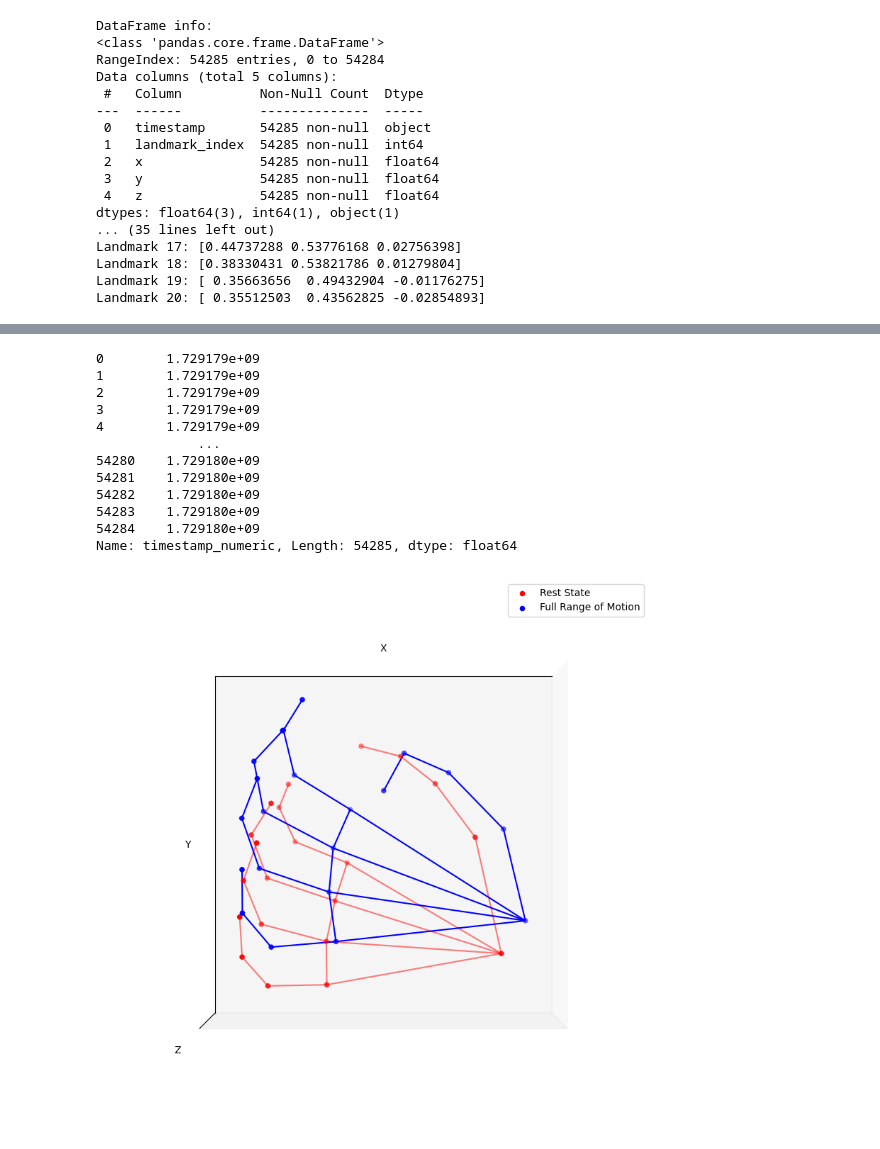
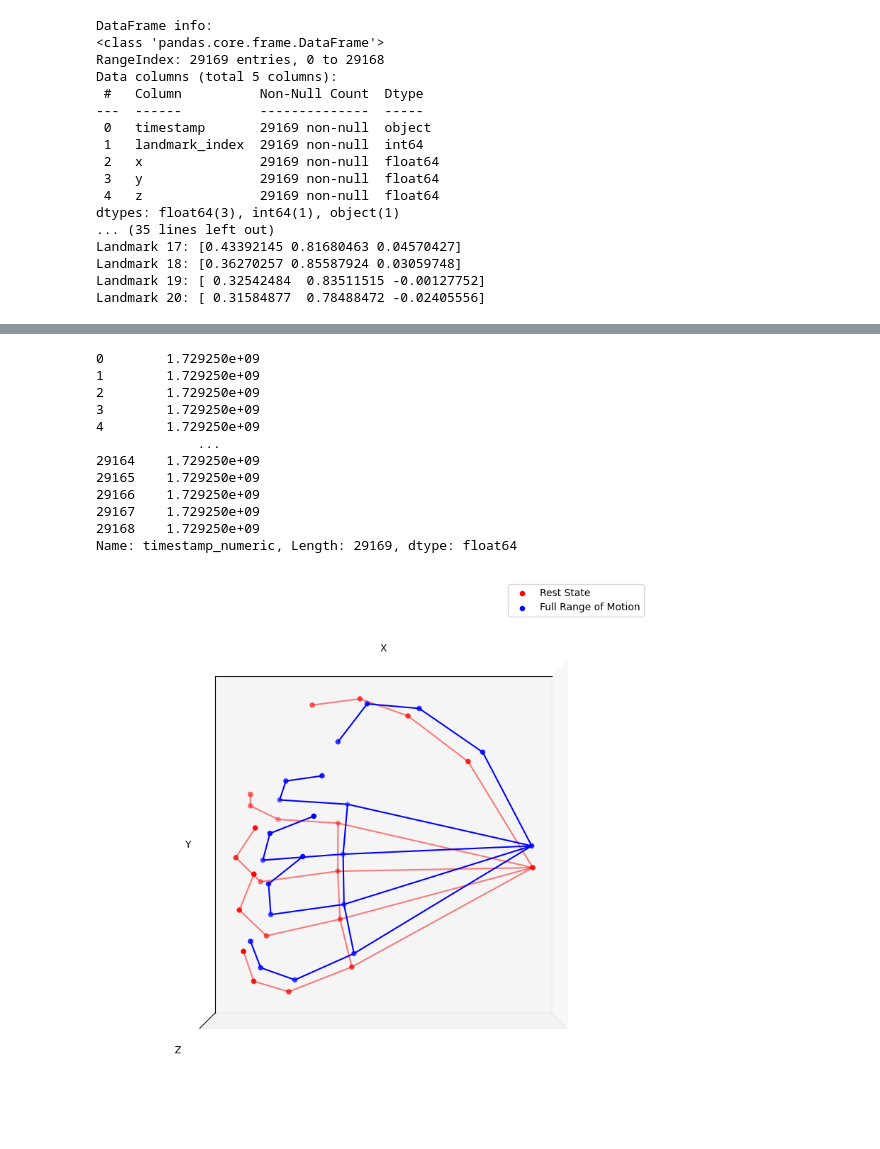
Before and after one commit to firmanserdana/Regrasp_Project, a Jupyter notebook: Code/mediapipe/stick_diagram.ipynb, the cells around one changed output, grey strips where cells are left out. Saved outputs shown, nothing was run; the diff lists cells and outputs as text; code cells hidden in the pictures.

```diff
--- a/Code/mediapipe/stick_diagram.ipynb
+++ b/Code/mediapipe/stick_diagram.ipynb
@@ -10,7 +10,7 @@ clear_output()
 import pandas as pd
 import pandas as pd
 
-df = pd.read_csv(r'/Users/ffmacair/Documents/GitWorks/PhD/Rewire_Project/OneDrive_1_12-27-2024/thumb flexion - 2024-10-17-15-29-27_Pro.csv')
+df = pd.read_csv(r'C:\Users\dell\Documents\gitworks\phd\Rewire_Project\Data\Contructed movements - kinematics-20250102T203452Z-001\key grasp - 2024-10-18-11-10-31_Pro.csv')
 # Show the first few rows of the DataFrame
 df.head()
 
@@ -271,7 +271,7 @@ def plot_hand_3d(ax, coords, connections, color='r', alpha=1.0):
 
 # Function to anchor coordinates to landmark 0
 def anchor_to_landmark_0(coords):
-    anchor = coords[5]
+    anchor = coords[0]
     return coords - anchor
 
 # Create a figure and 3D axes
@@ -288,7 +288,7 @@ print(smoothed_marker_positions_df['timestamp_numeric'])
 first_frame_coords = smoothed_marker_positions_df[smoothed_marker_positions_df['timestamp'] == smoothed_marker_positions_df['timestamp'].min()][['x', 'y', 'z']].values
 
 # Get the x seconds frame
-x_seconds = 81
+x_seconds = 28
 x_seconds_timestamp = smoothed_marker_positions_df['timestamp_numeric'].min() + x_seconds
 x_seconds_coords = smoothed_marker_positions_df[smoothed_marker_positions_df['timestamp_numeric'] >= x_seconds_timestamp].head(21)[['x', 'y', 'z']].values
 
@@ -333,24 +333,24 @@ ax.scatter([], [], [], c='b', label='Full Range of Motion')
 # Show the legend
 ax.legend()
 
-plt.savefig('thumb_flex_81_2.svg', format='svg', dpi=1200)
+plt.savefig('key_flex_28.svg', format='svg', dpi=1200)
 # Show the plot
 plt.show()
 # %% [output]
 DataFrame info:
 <class 'pandas.core.frame.DataFrame'>
-RangeIndex: 54285 entries, 0 to 54284
+RangeIndex: 29169 entries, 0 to 29168
 Data columns (total 5 columns):
  #   Column          Non-Null Count  Dtype
 ---  ------          --------------  -----
- 0   timestamp       54285 non-null  object
- 1   landmark_index  54285 non-null  int64
- 2   x               54285 non-null  float64
- 3   y               54285 non-null  float64
- 4   z               54285 non-null  float64
+ 0   timestamp       29169 non-null  object
+ 1   landmark_index  29169 non-null  int64
+ 2   x               29169 non-null  float64
+ 3   y               29169 non-null  float64
+ 4   z               29169 non-null  float64
 dtypes: float64(3), int64(1), object(1)
 ... (35 lines left out)
-Landmark 17: [0.44737288 0.53776168 0.02756398]
-Landmark 18: [0.38330431 0.53821786 0.01279804]
-Landmark 19: [ 0.35663656  0.49432904 -0.01176275]
-Landmark 20: [ 0.35512503  0.43562825 -0.02854893]
+Landmark 17: [0.43392145 0.81680463 0.04570427]
+Landmark 18: [0.36270257 0.85587924 0.03059748]
+Landmark 19: [ 0.32542484  0.83511515 -0.00127752]
+Landmark 20: [ 0.31584877  0.78488472 -0.02405556]
@@ -358,13 +358,13 @@ Landmark 20: [ 0.35512503  0.43562825 -0.02854893]
-0        1.729179e+09
-1        1.729179e+09
-2        1.729179e+09
-3        1.729179e+09
-4        1.729179e+09
+0        1.729250e+09
+1        1.729250e+09
+2        1.729250e+09
+3        1.729250e+09
+4        1.729250e+09
              ...
-54280    1.729180e+09
-54281    1.729180e+09
-54282    1.729180e+09
-54283    1.729180e+09
-54284    1.729180e+09
-Name: timestamp_numeric, Length: 54285, dtype: float64
+29164    1.729250e+09
+29165    1.729250e+09
+29166    1.729250e+09
+29167    1.729250e+09
+29168    1.729250e+09
+Name: timestamp_numeric, Length: 29169, dtype: float64
-[figure, old version]
+[figure, new version]
```
Also changed, not shown: parts of 3 cells of this notebook.
